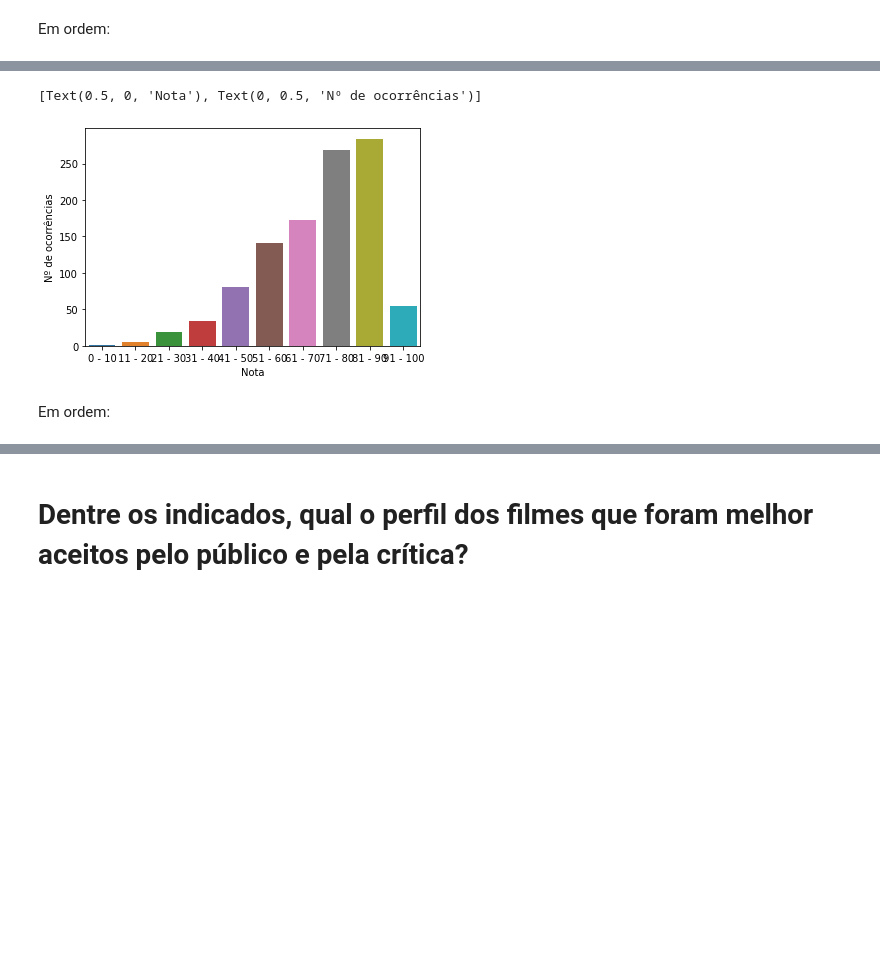
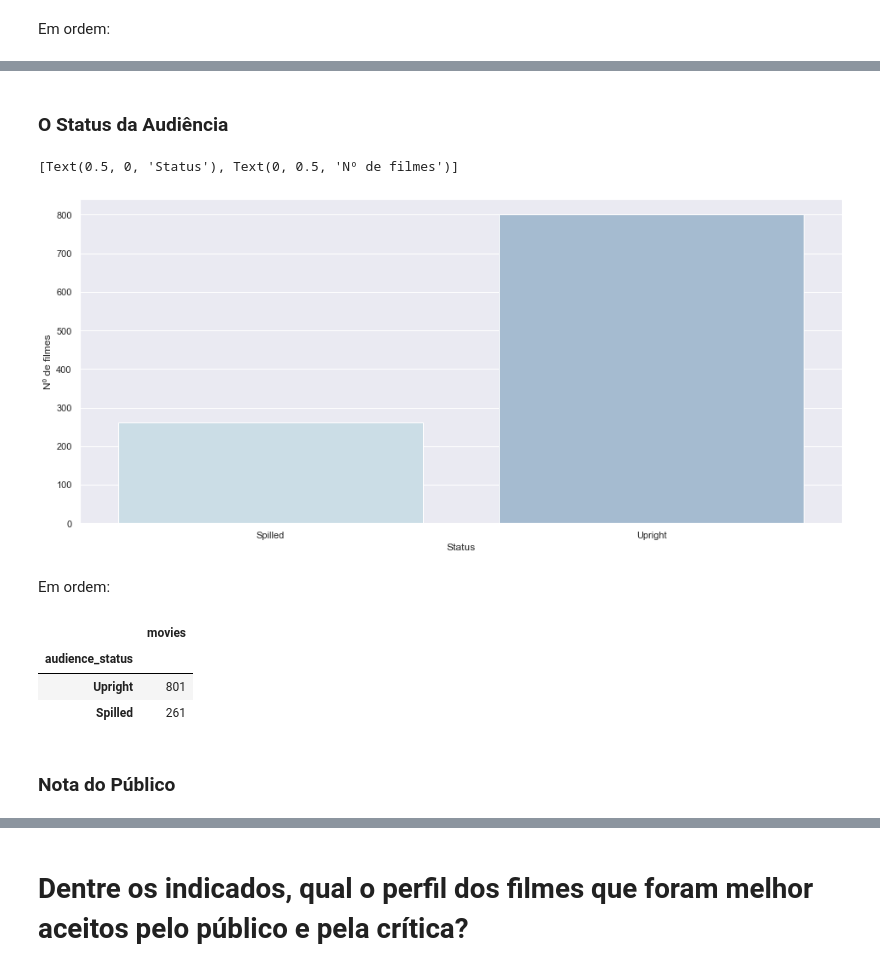
Before and after one commit to Jayvolv/Projeto-ICD, a Jupyter notebook: Projeto_FInal_ICD.ipynb, the cells around one changed output, grey strips where cells are left out. Saved outputs shown, nothing was run; the diff lists cells and outputs as text; code cells hidden in the pictures; blank space fills up the shorter version.

```diff
--- a/Projeto_FInal_ICD.ipynb
+++ b/Projeto_FInal_ICD.ipynb
@@ -69,4 +99,4 @@ Começando pelo dataframe 'oscar':
 # %%
-oscar = oscar[['year', 'movie', 'certificate', 'duration', 'genre', 'rate', 'votes', 'metascore', 'Oscar_Best_Picture_won', 'Oscar_Best_Director_won', 'Oscar_Best_Actor_won', 'Oscar_Best_Actress_won']]
-oscar.head()
+oscar = oscar[['year', 'movie', 'certificate', 'duration', 'genre', 'rate', 'metascore', 'Oscar_Best_Picture_won']]
+oscar.head(1)
 # %% [output]
@@ -85,5 +111,5 @@ oscar = oscar.dropna()
 # %%
 oscar = oscar [(oscar.year > 2000)]
-oscar.reset_index(inplace = True, drop = False)
-oscar.head()
+oscar.reset_index(inplace = True, drop = True)
+oscar.head(1)
 # %% [output]
@@ -164,6 +186,8 @@ del(count_cert['TV-MA'])
 count_cert = count_cert.reindex(index = ['Not Rated', 'G', 'PG', 'PG-13', 'R'])
 
 #Visualização:
+sns.set_theme(font_scale = 1.0, palette = 'ch:s=.25,rot=-.25')
+f, axs = plt.subplots(figsize = (16, 7))
 graph_cert = sns.barplot(x = count_cert.index, y = count_cert.values)
-graph_cert.set(xlabel = 'Certificados', ylabel = 'Nº de ocorrências')
+graph_cert.set(xlabel = 'Certificados', ylabel = 'Nº de Filmes')
 # %% [output]
@@ -436,16 +464,25 @@ A nota do público mais comum:
+# %% [markdown]
+### O Status da Audiência
 # %%
-#Adicionando a coluna audience_break dos intervalos das notas:
-count_audience_rating = df_final
-count_audience_rating['audience_break'] = count_audience_rating['audience_rating'].apply(n_break, args = (0, 10, 10))
-
-#Contando a frequência de cada intervalo:
-count_audience_rating = count_audience_rating.groupby(['audience_break']).size()
+#Contando a frequência de cada status:
+count_audience = df_final.groupby(['audience_status']).size()
 
 #Visualização:
-graph_audience = sns.barplot(x = count_audience_rating.index, y = count_audience_rating.values)
-graph_audience.set(xlabel = 'Nota', ylabel = 'Nº de ocorrências')
+f, axs = plt.subplots(figsize = (16, 7))
+graph_audience = sns.barplot(x = count_audience.index, y = count_audience.values)
+graph_audience.set(xlabel = 'Status', ylabel = 'Nº de filmes')
 # %% [output]
-[Text(0.5, 0, 'Nota'), Text(0, 0.5, 'Nº de ocorrências')]
+[Text(0.5, 0, 'Status'), Text(0, 0.5, 'Nº de filmes')]
-[figure, old version]
+[figure, new version]
 # %% [markdown]
 Em ordem:
+# %%
+count_audience = count_audience.sort_values(ascending = False)
+pd.DataFrame(count_audience, columns = ['movies'])
+# %% [output]
+|  | movies |
+| audience_status |  |
+| Upright | 801 |
+| Spilled | 261 |
+# %% [markdown]
+### Nota do Público
```
Also changed, not shown: parts of 75 cells of this notebook.
